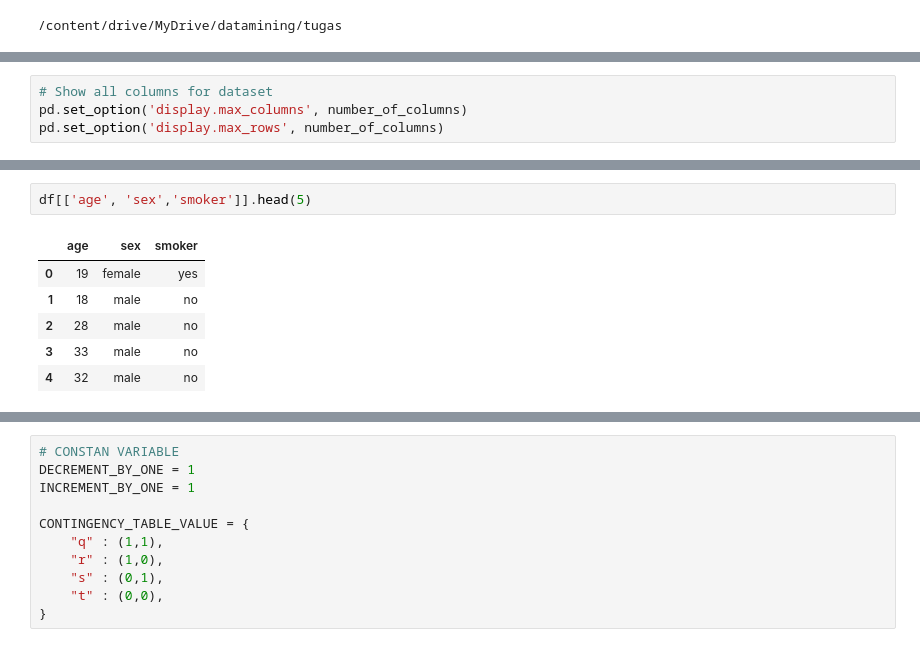
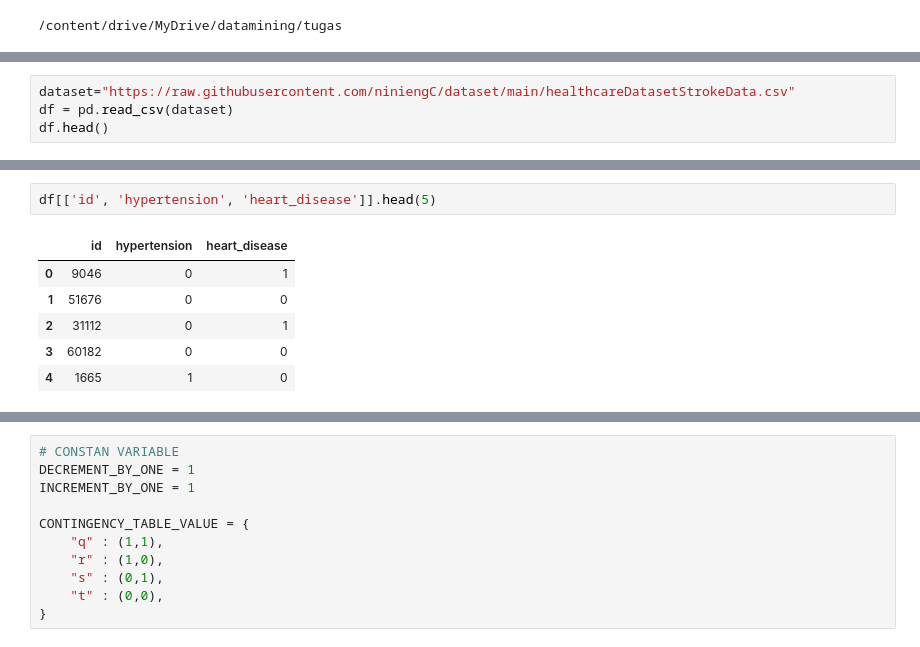
Before and after one commit to niniengC/datamining, a Jupyter notebook: _sources/notebooks.ipynb, the cells around one changed output, grey strips where cells are left out. Cells and saved outputs as stored; diff of their text form.

```diff
--- a/_sources/notebooks.ipynb
+++ b/_sources/notebooks.ipynb
@@ -105,4 +188,0 @@ number_of_columns = df.shape[1]
-# %%
-# Show all columns for dataset
-pd.set_option('display.max_columns', number_of_columns)
-pd.set_option('display.max_rows', number_of_columns)
@@ -117,0 +193,4 @@ Index(['age', 'sex', 'bmi', 'children', 'smoker', 'region', 'charges'], dtype='o
+# %%
+dataset="https://raw.githubusercontent.com/niniengC/dataset/main/healthcareDatasetStrokeData.csv"
+df = pd.read_csv(dataset)
+df.head()
@@ -118,9 +204,9 @@ Index(['age', 'sex', 'bmi', 'children', 'smoker', 'region', 'charges'], dtype='o
 # %%
-df[['age', 'sex','smoker']].head(5)
+df[['id', 'hypertension', 'heart_disease']].head(5)
 # %% [output]
-|  | age | sex | smoker |
-| 0 | 19 | female | yes |
-| 1 | 18 | male | no |
-| 2 | 28 | male | no |
-| 3 | 33 | male | no |
-| 4 | 32 | male | no |
+|  | id | hypertension | heart_disease |
+| 0 | 9046 | 0 | 1 |
+| 1 | 51676 | 0 | 0 |
+| 2 | 31112 | 0 | 1 |
+| 3 | 60182 | 0 | 0 |
+| 4 | 1665 | 1 | 0 |
```
Also changed, not shown: parts of 46 cells of this notebook, 20 other files.
